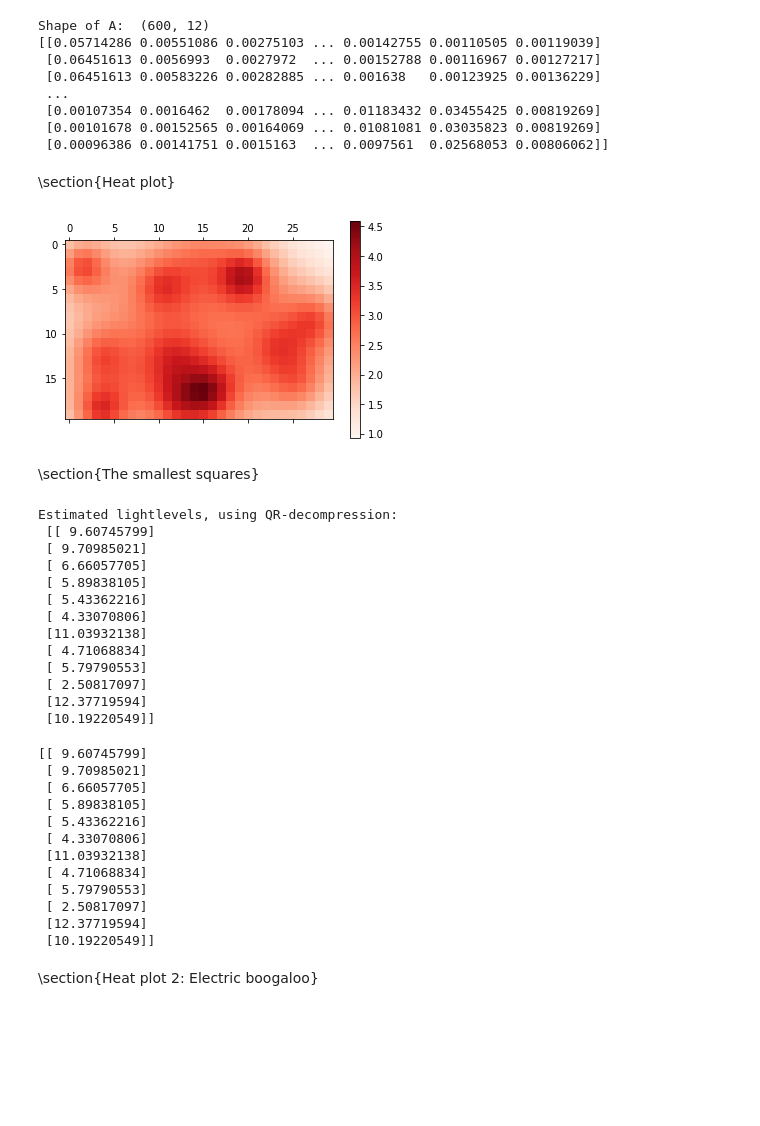
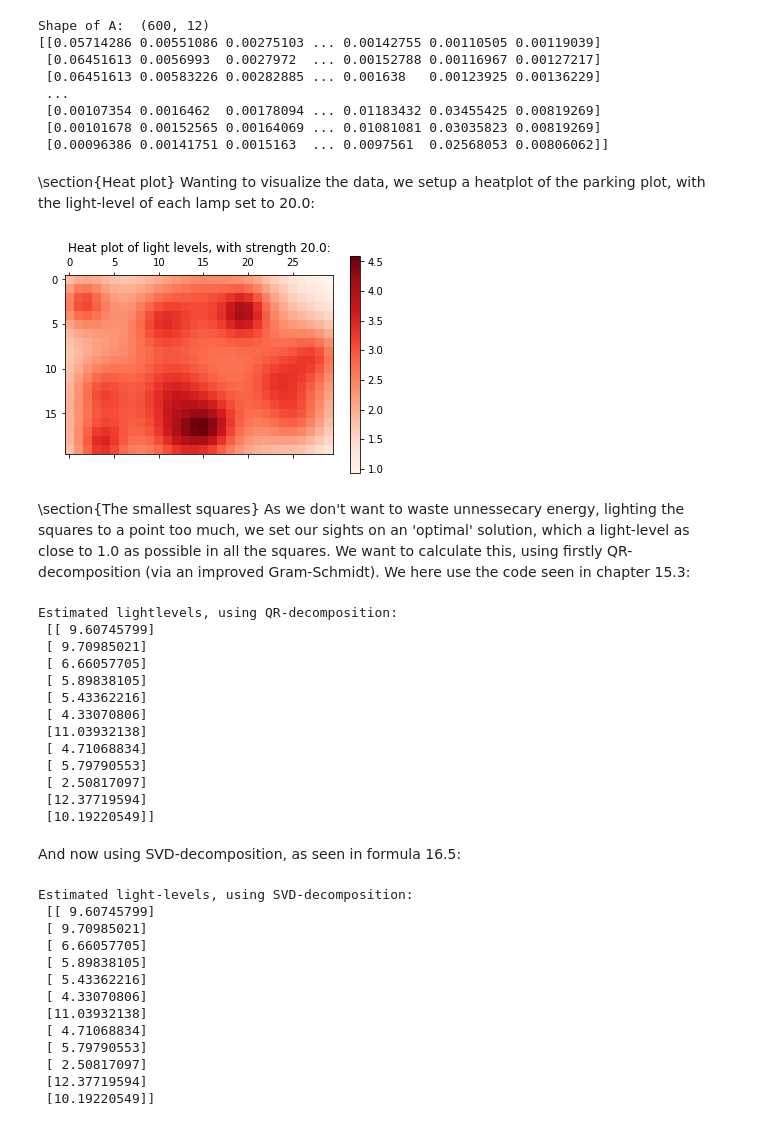
Before and after one commit to Amstrups/NLA-Folder, a Jupyter notebook: NLA-Handins/Handin7.ipynb, the cells around one changed output. Drawn from its saved outputs; the diff is of its cells as text; code cells hidden in the pictures; blank space fills up the shorter version.

```diff
--- a/NLA-Handins/Handin7.ipynb
+++ b/NLA-Handins/Handin7.ipynb
@@ -7,7 +10,8 @@ Student number: 202104742
 import numpy as np
 import matplotlib.pyplot as plt
 
-def prepareForHeatmapAndPlot(A):
+# Given a matrix vector in R^600, the function transforms it to a 30 x 20 matrix for plotting as a heatmap. Any supplied title will be set on the plot.
+def prepareForHeatmapAndPlot(A, title = ""):
     AHeat = np.zeros((20,30))
 
     for h in range(600):
@@ -18,6 +22,7 @@ def prepareForHeatmapAndPlot(A):
     fig, ax = plt.subplots()
     hm = ax.matshow(AHeat, cmap='Reds')
     fig.colorbar(hm)
+    ax.set_title(title)
 # %% [markdown]
 We are given a piece of land to work with, specificly a 20 m $\times$ 30 m parking lot. We're told that the lot is illuminated by several lamps, placed around the lot, at different heights. The lot is divided into 600 squares, each measuring 1 m $\times$ 1 m. For any given square $j$, the denote the illumination level of that with $y_j$ for $j = 0,...,599$. We denote the power of light, for a given lamp $i$, by $x_i$. We can then measure the light supplied by lamp $i$, in a given square $j$, with: $x_i/d^2_{ij}$, with $d_{ij}$ denoting the distance from $i$ to the center of $j$ in $\mathbb{R}^3$. \\
 From this we can contruct the following list of formulas, for use in this assignment: \\
@@ -34,6 +39,7 @@ y_{599} = \frac{x_0}{d_{0,599}^2} +&\dots +\frac{x_{11}}{d_{11,599}^2}\\
 # %% [markdown]
 \section{The relation}
 # %%
+# Position of the lamps
 x = np.array([
     (2, 3, 3.),
     (4, 13, 3.6),
@@ -48,16 +54,20 @@ x = np.array([
     (26, 16, 3.8),
     (28, 9, 3.4)
 ])
+
 A = np.empty((600,12))
 
 for k in range(600):
+    # The x-coordinate for any given squares' center
     xCor = ( k % 30 ) + 0.5
+    # The y-coordinate for any given squares' center
     yCor = np.floor( k / 30 ) + 0.5
-    zCor = 0
     for l in range(12):
-        d_ij = x[l] - np.array([xCor, yCor, zCor])
+        # Each square gets a third value of 0, as each tile is at height 0 meter
+        d_ij = x[l] - np.array([xCor, yCor, 0])
         distSquared = np.vdot(d_ij, d_ij)
         A[k, l] = 1 / (distSquared)
+
 print("Shape of A: ", A.shape)
 print(A)
 # %% [output]
@@ -69,17 +79,20 @@ Shape of A:  (600, 12)
  [0.00107354 0.0016462  0.00178094 ... 0.01183432 0.03455425 0.00819269]
  [0.00101678 0.00152565 0.00164069 ... 0.01081081 0.03035823 0.00819269]
  [0.00096386 0.00141751 0.0015163  ... 0.0097561  0.02568053 0.00806062]]
-# %% [markdown]
-\section{Heat plot}
+# %% [markdown]
+\section{Heat plot}
+Wanting to visualize the data, we setup a heatplot of the parking plot, with the light-level of each lamp set to 20.0:
 # %%
 xi = np.empty((12, 1))
+# Light levels set to 20
 xi.fill(20)
 
-prepareForHeatmapAndPlot(A @ xi)
+prepareForHeatmapAndPlot(A @ xi, "Heat plot of light levels, with strength 20.0:")
 # %% [output]
-[figure, old version]
+[figure, new version]
-# %% [markdown]
-\section{The smallest squares}
+# %% [markdown]
+\section{The smallest squares}
+As we don't want to waste unnessecary energy, lighting the squares to a point too much, we set our sights on an 'optimal' solution, which a light-level as close to 1.0 as possible in all the squares. We want to calculate this, using firstly QR-decomposition (via an improved Gram-Schmidt). We here use the code seen in chapter 15.3:
 # %%
 def improved_gram_schmidt(a):
     _, k = a.shape
@@ -99,14 +112,15 @@ def back_subs(r, c):
         x[i] = (c[i] - r[[i], i+1:] @ x[i+1:]) / r[i, i]
     return x
 
+# Our optimal solution of y_i = 1
 b = np.ones((600, 1))
 
 q, r = improved_gram_schmidt(A)
 x_qr_fgs = back_subs(r, q.T @ b)
 
-print("Estimated lightlevels, using QR-decompression: \n", x_qr_fgs)
+print("Estimated lightlevels, using QR-decomposition: \n", x_qr_fgs)
 # %% [output]
-Estimated lightlevels, using QR-decompression:
+Estimated lightlevels, using QR-decomposition:
  [[ 9.60745799]
  [ 9.70985021]
  [ 6.66057705]
@@ -119,6 +133,8 @@ Estimated lightlevels, using QR-decompression:
  [ 2.50817097]
  [12.37719594]
  [10.19220549]]
+# %% [markdown]
+And now using SVD-decomposition, as seen in formula 16.5:
 # %%
 u, s, vt = np.linalg.svd(A, full_matrices=False)
 
@@ -126,9 +142,10 @@ sigma_inv = np.diag(1/s)
 
 svd_x = vt.T @ sigma_inv @ u.T @ b
 
-print(svd_x)
+print("Estimated light-levels, using SVD-decomposition: \n", svd_x)
 # %% [output]
-[[ 9.60745799]
+Estimated light-levels, using SVD-decomposition:
+ [[ 9.60745799]
  [ 9.70985021]
  [ 6.66057705]
  [ 5.89838105]
@@ -140,5 +157,3 @@ print(svd_x)
  [ 2.50817097]
  [12.37719594]
  [10.19220549]]
-# %% [markdown]
-\section{Heat plot 2: Electric boogaloo}
```
Also changed, not shown: parts of 18 cells of this notebook, 4 other files.
